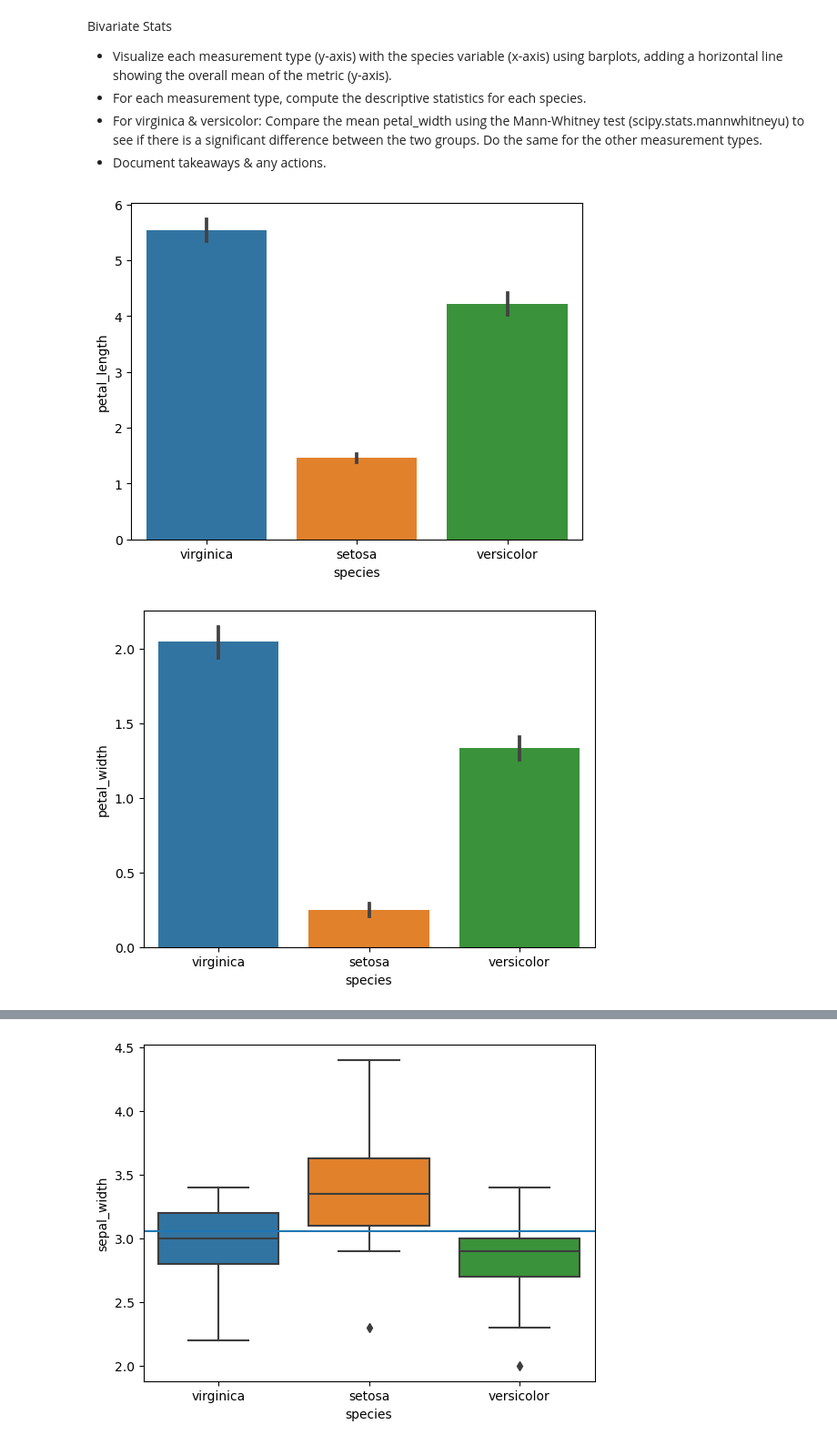
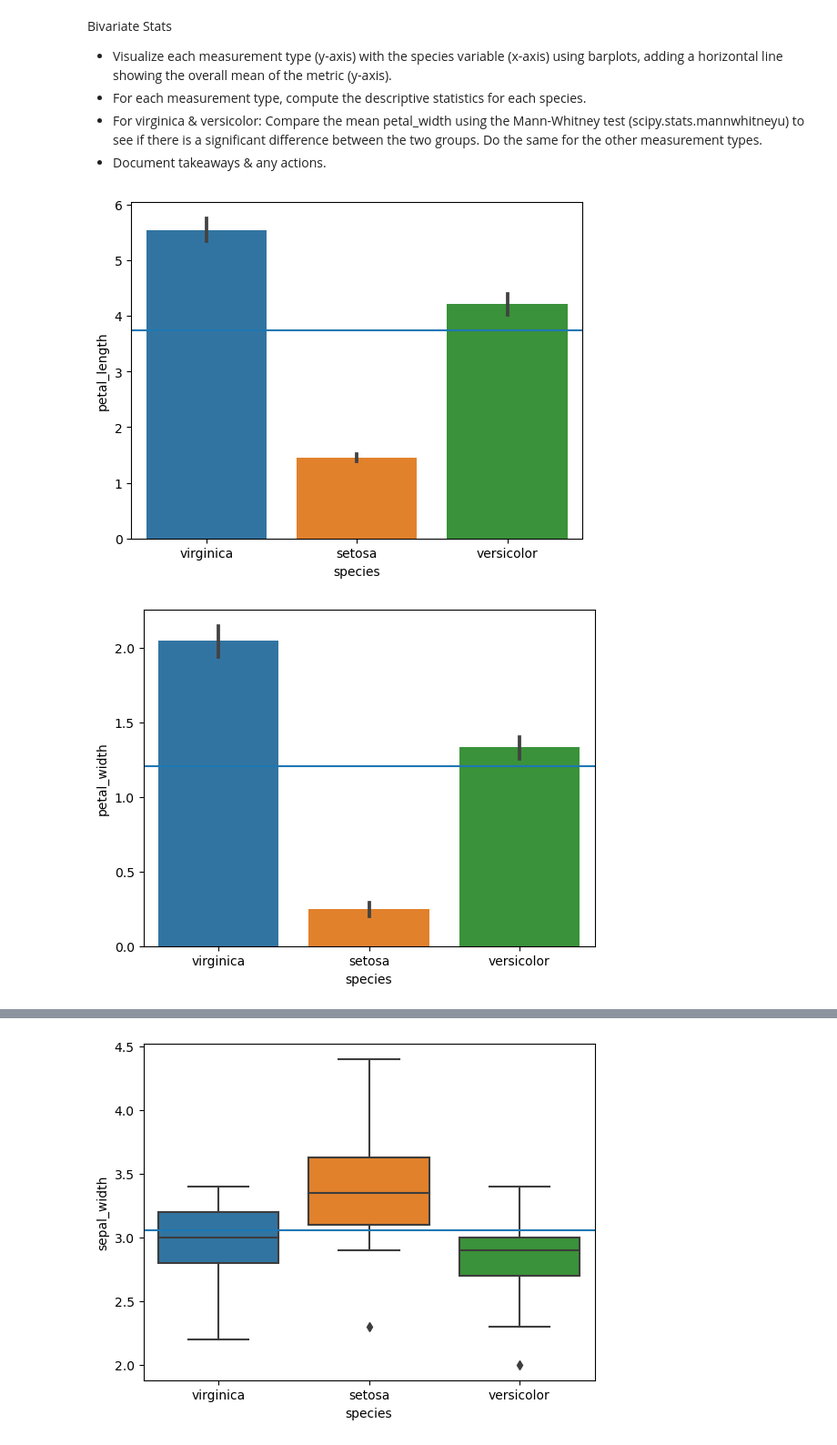
Before and after one commit to caroline-miller0921/classification_exercises, a Jupyter notebook: exploratory_analysis_exercises.ipynb, the cells around one changed output, grey strips where cells are left out. Shown at 91% size. Saved outputs shown, nothing was run; the diff lists cells and outputs as text; code cells hidden in the pictures.

```diff
--- a/exploratory_analysis_exercises.ipynb
+++ b/exploratory_analysis_exercises.ipynb
@@ -201,17 +201,19 @@ Bivariate Stats
 # %%
 sns.barplot(data=train_iris,
            x='species',
            y='petal_length')
+plt.axhline(train_iris.petal_length.mean(), label='Petal Length')
 plt.show()
 # %% [output]
-[figure, old version]
+[figure, new version]
 # %%
 sns.barplot(data=train_iris,
            x='species',
            y='petal_width')
+plt.axhline(train_iris.petal_width.mean(), label='Petal Width')
 plt.show()
 # %% [output]
-[figure, old version]
+[figure, new version]
 # %%
 sns.barplot(data=train_iris,
            x='species',
```
Also changed, not shown: parts of 17 cells of this notebook, 3 other files.
